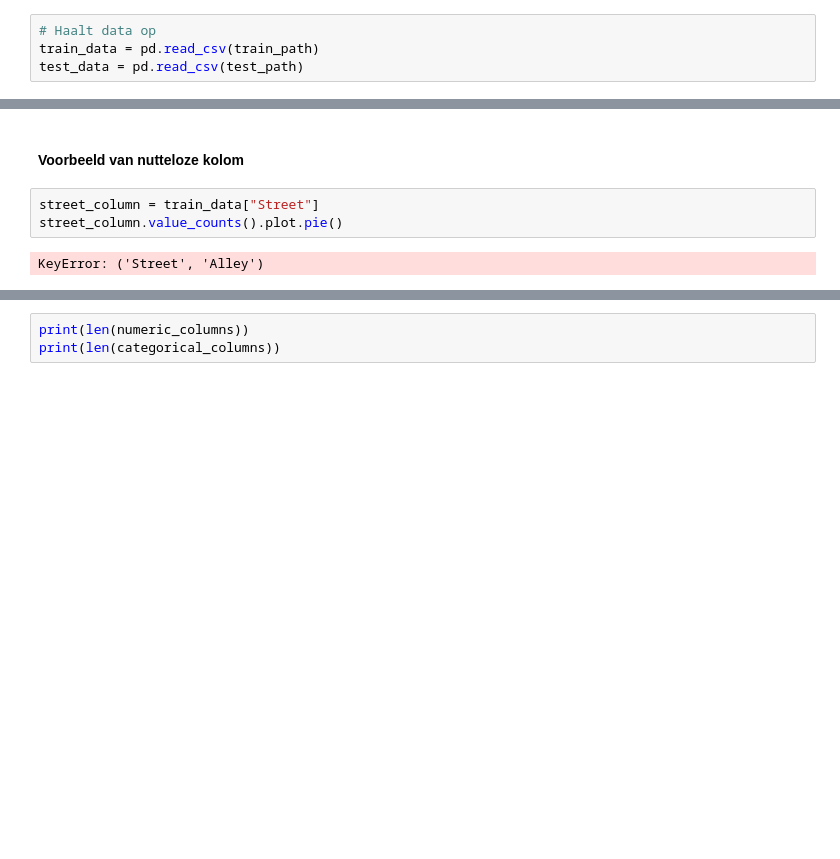
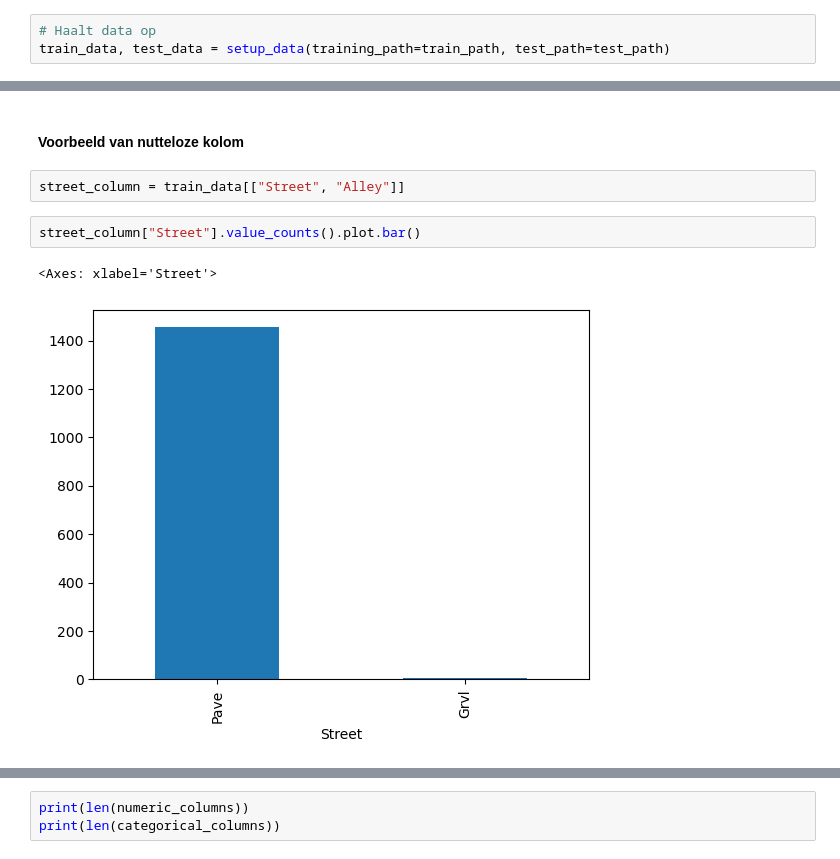
Before and after one commit to geoduin/HousePricePredictor, a Jupyter notebook: data_science_challenge.ipynb, the cells around one changed output, grey strips where cells are left out. Saved outputs shown, nothing was run; the diff lists cells and outputs as text; blank space fills up the shorter version.

```diff
--- a/data_science_challenge.ipynb
+++ b/data_science_challenge.ipynb
@@ -38,8 +40,7 @@ else:
     test_path = jens_test_path
 # %%
 # Haalt data op
-train_data = pd.read_csv(train_path)
-test_data = pd.read_csv(test_path)
+train_data, test_data = setup_data(training_path=train_path, test_path=test_path)
 # %%
 # Kolommen
 columns = train_data.columns.sort_values()
@@ -63,8 +67,10 @@ numeric_columns = ['1stFlrSF', '2ndFlrSF', 'BedroomAbvGr','BsmtFinSF1','BsmtFull
 categorical_columns = [col for col in columns if (col not in numeric_columns) and col not in useless_columns and col not in target]
 # %% [markdown]
 #### Voorbeeld van nutteloze kolom
+# %%
+street_column = train_data[["Street", "Alley"]]
 # %%
-street_column = train_data["Street"]
-street_column.value_counts().plot.pie()
+street_column["Street"].value_counts().plot.bar()
 # %% [output]
-KeyError: ('Street', 'Alley')
+<Axes: xlabel='Street'>
+[figure, added]
```
Also changed, not shown: parts of 21 cells of this notebook, 2 other files.
